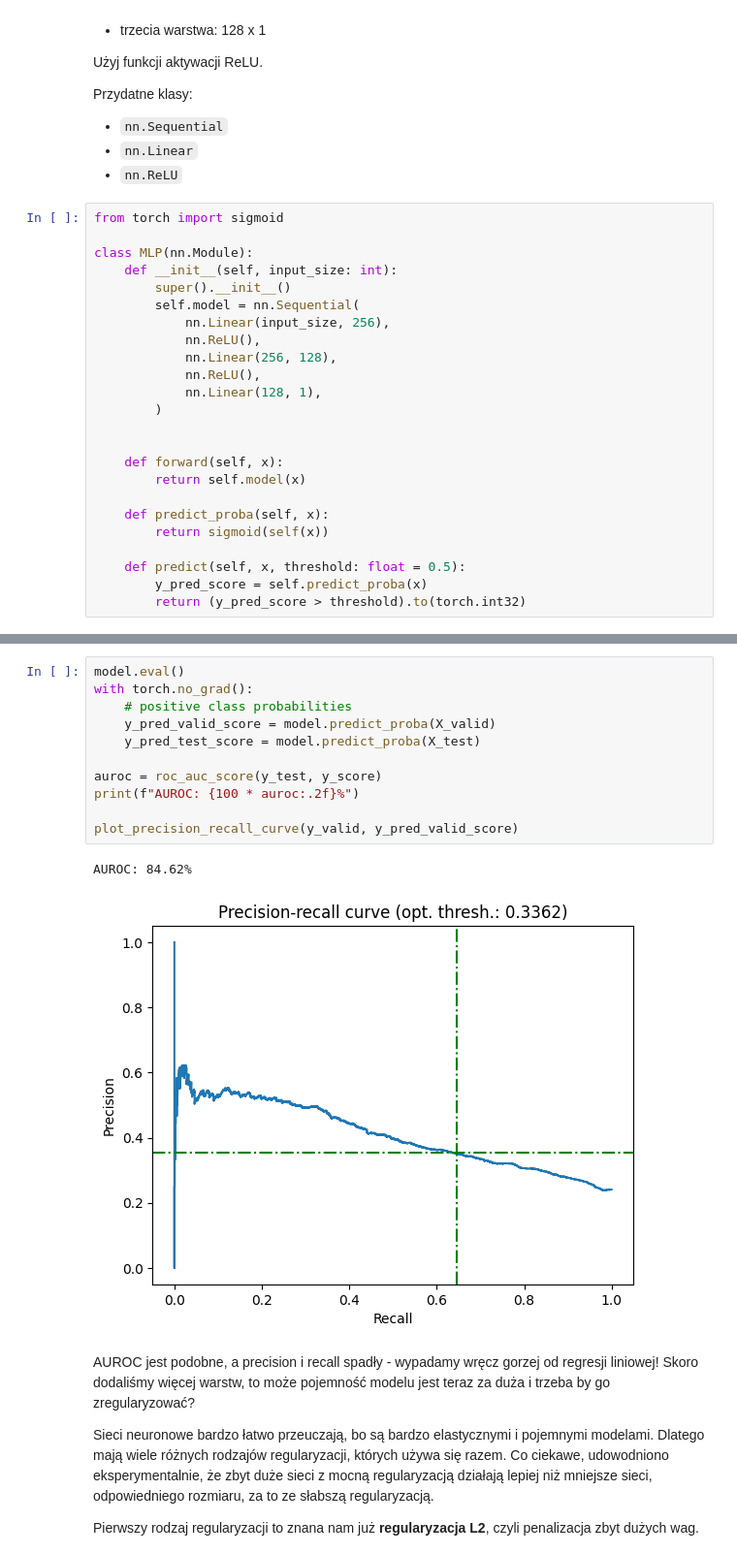
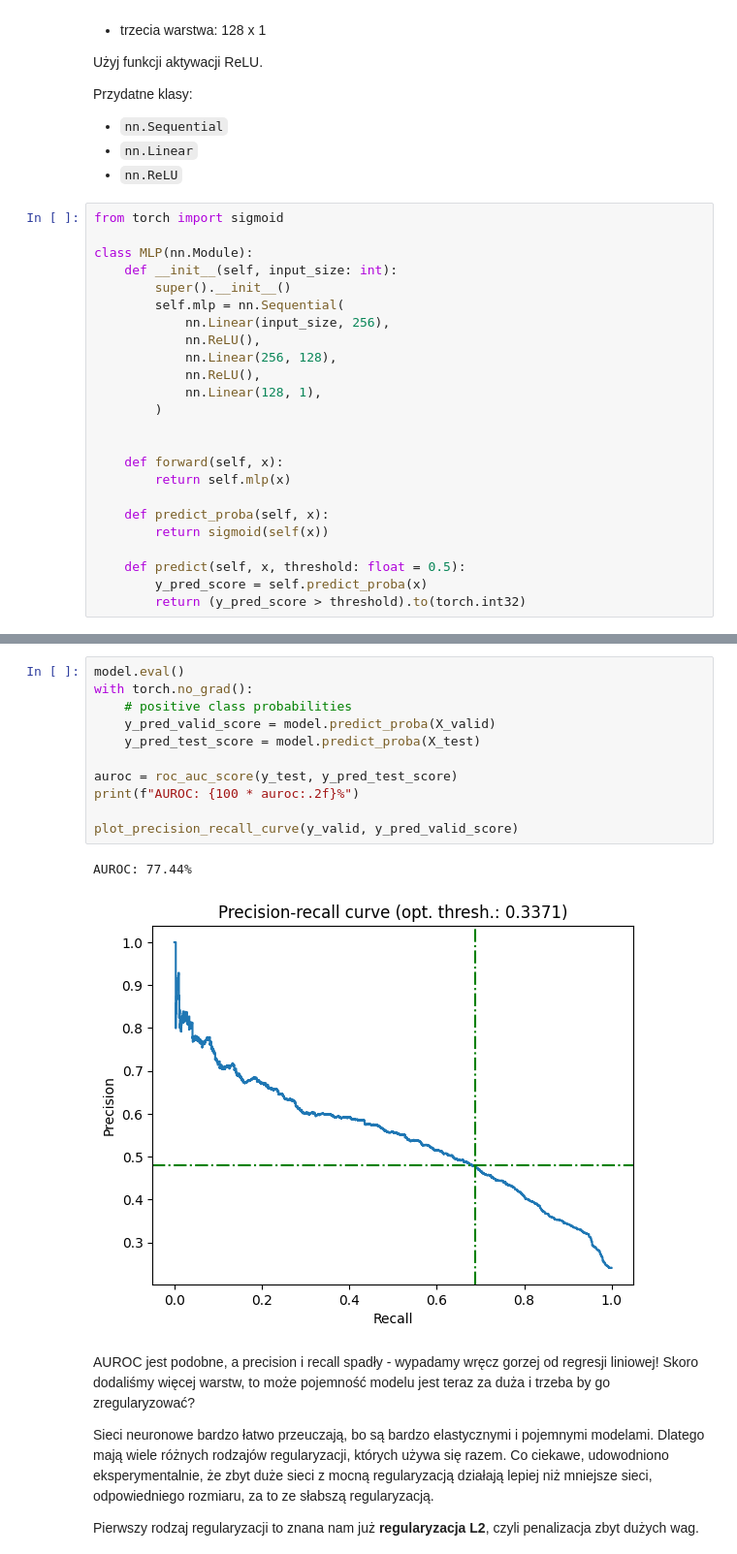
Before and after one commit to michal200292/Introduction-to-AI, a Jupyter notebook: lab3/lab_3.ipynb, the cells around one changed output, grey strips where cells are left out. Shown at 97% size. Cells and saved outputs as stored; diff of their text form.

```diff
--- a/lab3/lab_3.ipynb
+++ b/lab3/lab_3.ipynb
@@ -741,7 +741,7 @@ from torch import sigmoid
 class MLP(nn.Module):
     def __init__(self, input_size: int):
         super().__init__()
-        self.model = nn.Sequential(
+        self.mlp = nn.Sequential(
             nn.Linear(input_size, 256),
             nn.ReLU(),
             nn.Linear(256, 128),
@@ -751,7 +751,7 @@ class MLP(nn.Module):
 
 
     def forward(self, x):
-        return self.model(x)
+        return self.mlp(x)
 
     def predict_proba(self, x):
         return sigmoid(self(x))
@@ -796,17 +796,17 @@ final loss: 0.5670
 # %%
 model.eval()
 with torch.no_grad():
     # positive class probabilities
     y_pred_valid_score = model.predict_proba(X_valid)
     y_pred_test_score = model.predict_proba(X_test)
 
-auroc = roc_auc_score(y_test, y_score)
+auroc = roc_auc_score(y_test, y_pred_test_score)
 print(f"AUROC: {100 * auroc:.2f}%")
 
 plot_precision_recall_curve(y_valid, y_pred_valid_score)
 # %% [output]
-AUROC: 84.62%
+AUROC: 77.44%
-[figure, old version]
+[figure, new version]
 # %% [markdown]
 AUROC jest podobne, a precision i recall spadły - wypadamy wręcz gorzej od regresji liniowej! Skoro dodaliśmy więcej warstw, to może pojemność modelu jest teraz za duża i trzeba by go zregularyzować?
 
```
Also changed, not shown: parts of 26 cells of this notebook.
